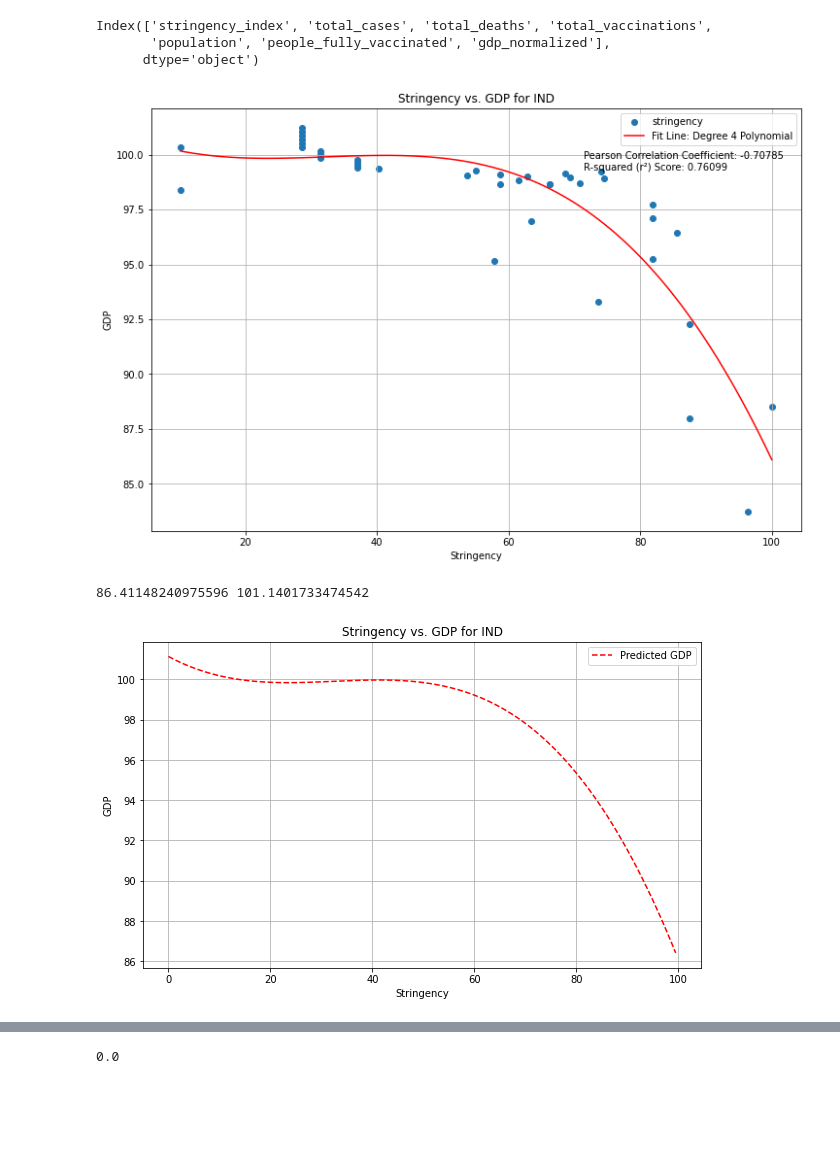
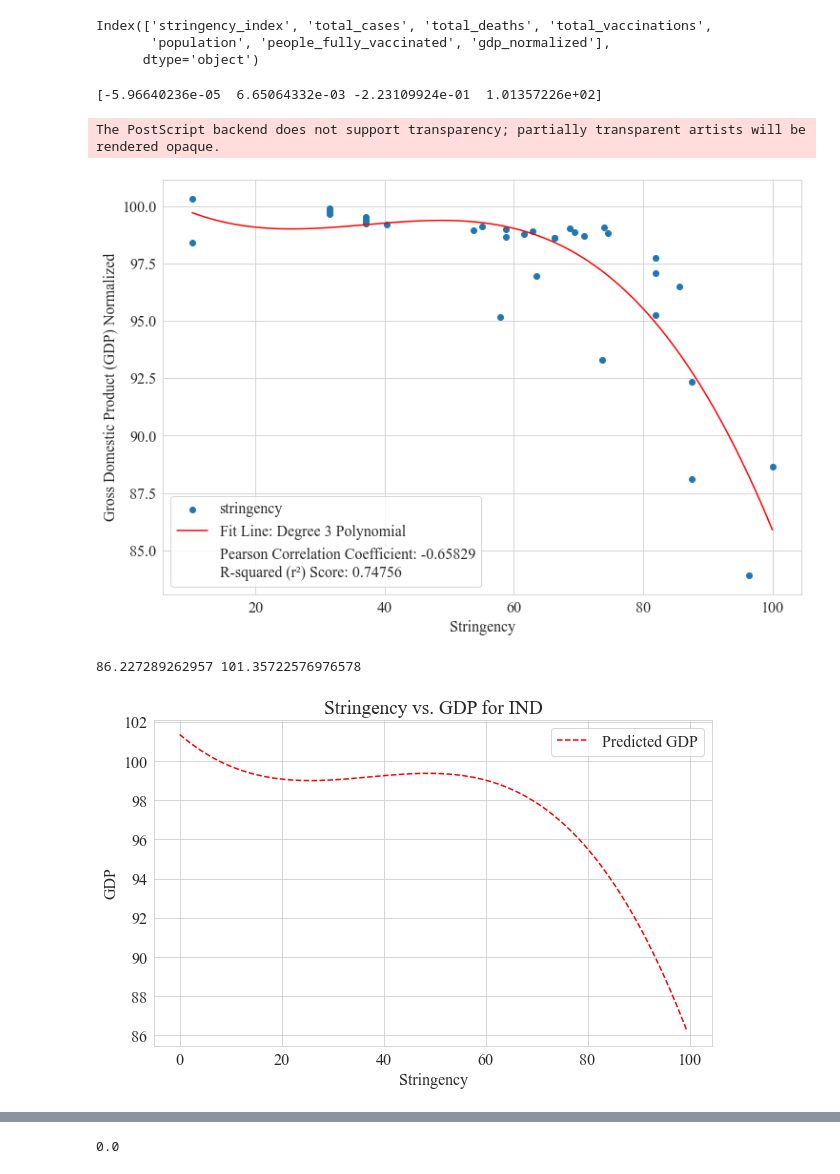
Before and after one commit to psymbio/sir_rl, a Jupyter notebook: 01_eda.ipynb, the cells around one changed output, grey strips where cells are left out. Cells and saved outputs as stored; diff of their text form; code cells hidden in the pictures; blank space fills up the shorter version.

```diff
--- a/01_eda.ipynb
+++ b/01_eda.ipynb
@@ -4,6 +4,9 @@ import pandas as pd
 import numpy as np
 import seaborn as sns
 import matplotlib.pyplot as plt
+plt.rcParams.update({'font.size': 16})
+plt.rcParams["font.family"] = "Times New Roman"
+sns.set_style("whitegrid", rc={'font.family': 'Times New Roman', 'font.size': 16})
 from scipy.stats import pearsonr
 from sklearn.metrics import r2_score
 from constants import LOCATION_CHOOSEN, INPUT_DIR, OUTPUT_DIR, DATA_CACHE_DIR, STRINGENCY_BASED_GDP
@@ -12,7 +15,7 @@ data_path = os.path.join(DATA_CACHE_DIR, LOCATION_CHOOSEN + ".csv")
 if os.path.exists(data_path):
     df = pd.read_csv(data_path)
 else:
-    df = pd.read_excel(os.path.join(INPUT_DIR, "owid-covid-data.xlsx"))
+    df = pd.read_csv(os.path.join(INPUT_DIR, "owid-covid-data.csv"))
     df = df.loc[df['iso_code'] == LOCATION_CHOOSEN]
     df.to_csv(data_path, index=False)
 
@@ -95,0 +99,3 @@ df
+# %%
+df = df[(df.index <= '2022-11-01 00:00:00')]
+df
@@ -96,5 +117,5 @@ df
 # %%
-mei_data = pd.read_csv(os.path.join(INPUT_DIR, "MEI_24112023074356372.csv"))
+mei_data = pd.read_csv(os.path.join(INPUT_DIR, "MEI_28122023111527409.csv"))
 print(f'MEI data columns: {mei_data.columns}')
 print(f'MEI data subjects: {mei_data["Subject"].unique()}')
 print(f'MEI data locations: {mei_data["LOCATION"].unique()}')
@@ -238,36 +259,39 @@ Index(['stringency_index', 'total_cases', 'total_deaths', 'total_vaccinations',
        'population', 'people_fully_vaccinated', 'gdp_normalized'],
       dtype='object')
 # %%
-# df = df[(df['date'].dt.year == 2021) & (df['date'].dt.month >= 5) | (df['date'].dt.year == 2022)]
 selected_dates = df[df['gdp_normalized'].notnull()].index
 stringency = df.loc[selected_dates, 'stringency_index']
 gdp = df.loc[selected_dates, 'gdp_normalized']
 
 correlation_coefficient, _ = pearsonr(stringency, gdp)
 
 fit_coefficients = np.polyfit(stringency, gdp, 3)
+print(fit_coefficients)
 fit_line = np.poly1d(fit_coefficients)
 
 np.save('stringency_based_gdp.npy', fit_line)
 
 r2 = r2_score(gdp, fit_line(stringency))
 
 plt.figure(figsize=(12, 8))
 plt.scatter(stringency, gdp, label="stringency")
 
 stringency_range = np.linspace(min(stringency), max(stringency), 100)  # Generating a range for the fitted line
-plt.plot(stringency_range, fit_line(stringency_range), color='red', label=f'Fit Line: Degree 4 Polynomial')
-plt.figtext(0.64, 0.77, f'\nPearson Correlation Coefficient: {correlation_coefficient:.5f}\nR-squared (r²) Score: {r2:.5f}')
+plt.plot(stringency_range, fit_line(stringency_range), color='red', label=f'Fit Line: Degree 3 Polynomial')
+plt.plot([], [], ' ', label=f'Pearson Correlation Coefficient: {correlation_coefficient:.5f}\nR-squared (r²) Score: {r2:.5f}')
+# plt.figtext(0.64, 0.77, f'\nPearson Correlation Coefficient: {correlation_coefficient:.5f}\nR-squared (r²) Score: {r2:.5f}', fontsize=13)
 
-plt.title('Stringency vs. GDP for ' + LOCATION_CHOOSEN)
+# plt.title('Stringency vs. GDP for ' + LOCATION_CHOOSEN)
 plt.xlabel('Stringency')
-plt.ylabel('GDP')
+plt.ylabel('Gross Domestic Product (GDP) Normalized')
 plt.legend()
 plt.grid(True)
-plt.savefig(os.path.join(OUTPUT_DIR, "stringency_vs_gdp_" + LOCATION_CHOOSEN + ".png"))
+plt.savefig(os.path.join(OUTPUT_DIR, "stringency_vs_gdp_" + LOCATION_CHOOSEN + ".eps"), bbox_inches="tight")
 plt.show()
 # %% [output]
+[-5.96640236e-05  6.65064332e-03 -2.23109924e-01  1.01357226e+02]
+The PostScript backend does not support transparency; partially transparent artists will be rendered opaque.
-[figure, old version]
+[figure, new version]
 # %%
 df.to_csv(os.path.join(DATA_CACHE_DIR, LOCATION_CHOOSEN + "_with_GDP.csv"), index=False)
 # %%
@@ -288,8 +312,8 @@ plt.grid(True)
 plt.savefig(os.path.join(OUTPUT_DIR, "stringency_vs_gdp_extended_" + LOCATION_CHOOSEN + ".png"))
 plt.show()
 # %% [output]
-86.41148240975596 101.1401733474542
+86.227289262957 101.35722576976578
-[figure, old version]
+[figure, new version]
 # %%
 # check save and load
 fit_line_loaded = np.poly1d(np.load(STRINGENCY_BASED_GDP))
```
Also changed, not shown: parts of 16 cells of this notebook, 55 other files.
